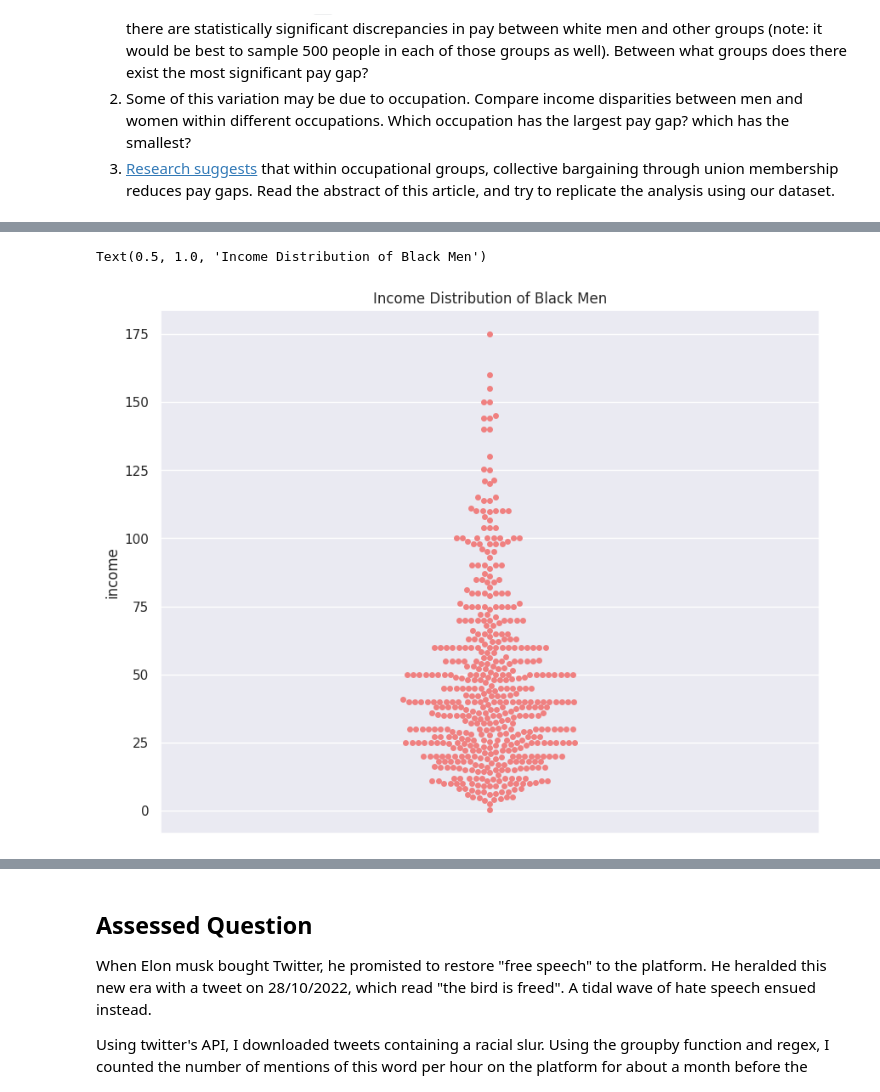
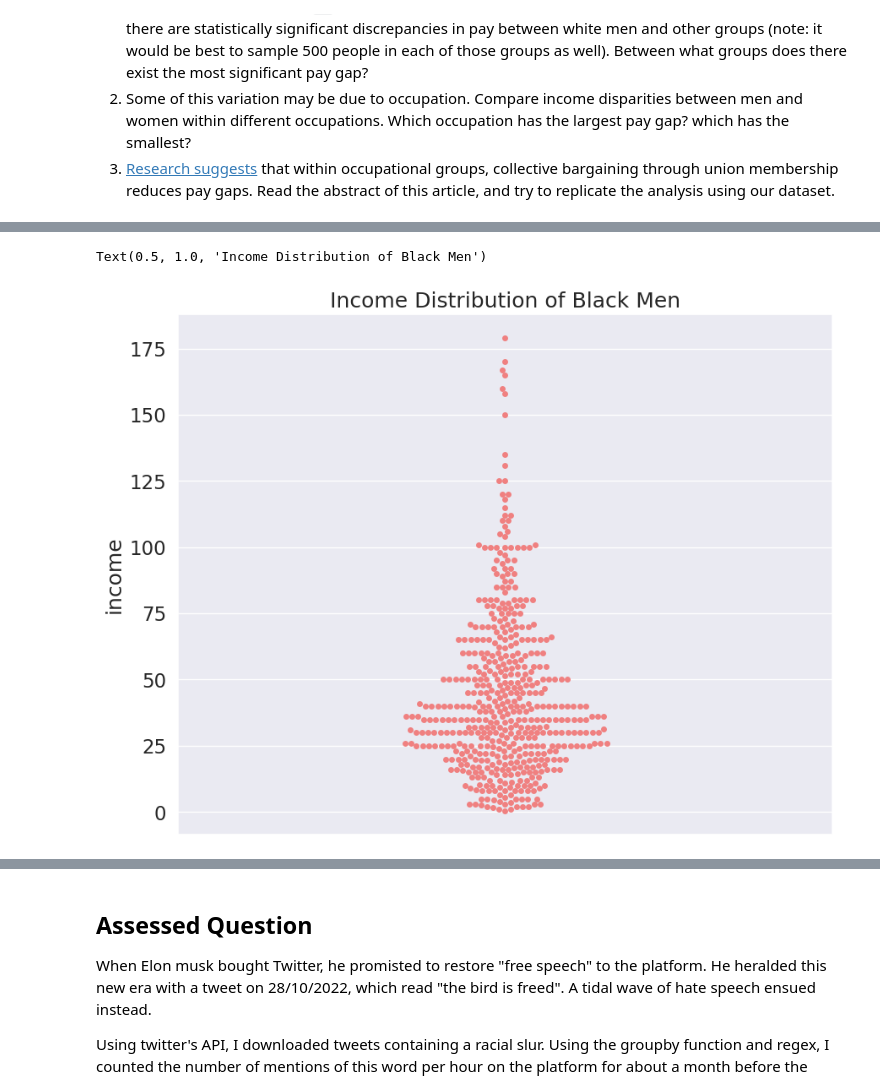
Before and after one commit to nyreemarsh/QM2, a Jupyter notebook: notebooks/W07. Hypothesis Testing.ipynb, the cells around one changed output, grey strips where cells are left out. Cells and saved outputs as stored; diff of their text form; code cells hidden in the pictures.

```diff
--- a/notebooks/W07. Hypothesis Testing.ipynb
+++ b/notebooks/W07. Hypothesis Testing.ipynb
@@ -40,7 +42,7 @@ import numpy as np
 # make the plots (graphs) a little wider by default
 pylab.rcParams['figure.figsize'] = (10., 8.)
 sns.set(font_scale=1.5)
-sns.set_style("white")
+sns.set_style("darkgrid")
 # %%
 df=pd.read_csv('./data/wk7/cps.csv')
 df['race']=df['race'].astype('category')
@@ -102,7 +104,6 @@ $$ \huge 95\% CI = \overline{x} \pm (1.96 \times se)$$
 Let's draw a sample of 1000 random individuals from our data, and compute a 95% confidence interval to estimate the population mean for income. We'll begin by creating a swarmplot to get a sense of how the data are distributed.
 # %%
 sample=df.sample(1000) # draw a random sample of 1000 observations from the dataframe
-sns.set_theme()
 sns.swarmplot(data = sample, y='income') # plot a swarmplot of income
 plt.title('Income Distribution') # add a title
 # %% [output]
@@ -143,7 +144,6 @@ The 95% confidence interval is 43.93 to 47.96
 # %% [markdown]
 Finally, let's plot these bounds on our swarmplot to graphically show this range. We can now claim that based on our sample, there is a 95% chance that the true population mean of income (shown in red) lies within this range.
 # %%
-sns.set_theme()
 sns.swarmplot(data = sample, y='income',alpha=0.5) # plot a swarmplot of income
 plt.axhline(df['income'].mean(), color='red', linestyle='solid', linewidth=3, label='Population Mean') # add a horizontal line at the mean
 plt.axhline(upper_ci, color='black', linestyle='dashed', linewidth=3) # add a dashed black line at the upper confidence interval
@@ -158,7 +158,6 @@ Text(0.5, 1.0, 'Income Distribution, 95% Confidence Interval')
 
 If we create a boxplot of income disaggregated by sex using our sample, we can observe that men seem to earn more than women:
 # %%
-sns.set_theme()
 sns.boxplot(data=sample , x='sex', y='income').set_xticklabels(['Men','Women']) # make a box plot of income by sex
 # %% [output]
 [Text(0, 0, 'Men'), Text(1, 0, 'Women')]
@@ -304,7 +304,7 @@ plt.title('Income Distribution of White Men')
 # %%
-black_men_sample=df.sample(500)
-sns.swarmplot(data=sample, y="income", color="lightcoral")
+black_men_sample=df[(df['sex']==1)&(df['race']==2)].sample(500)
+sns.swarmplot(data=black_men_sample, y="income", color="lightcoral")
 plt.title('Income Distribution of Black Men')
 # %% [output]
 Text(0.5, 1.0, 'Income Distribution of Black Men')
-[figure, old version]
+[figure, new version]
```
Also changed, not shown: parts of 35 cells of this notebook.
